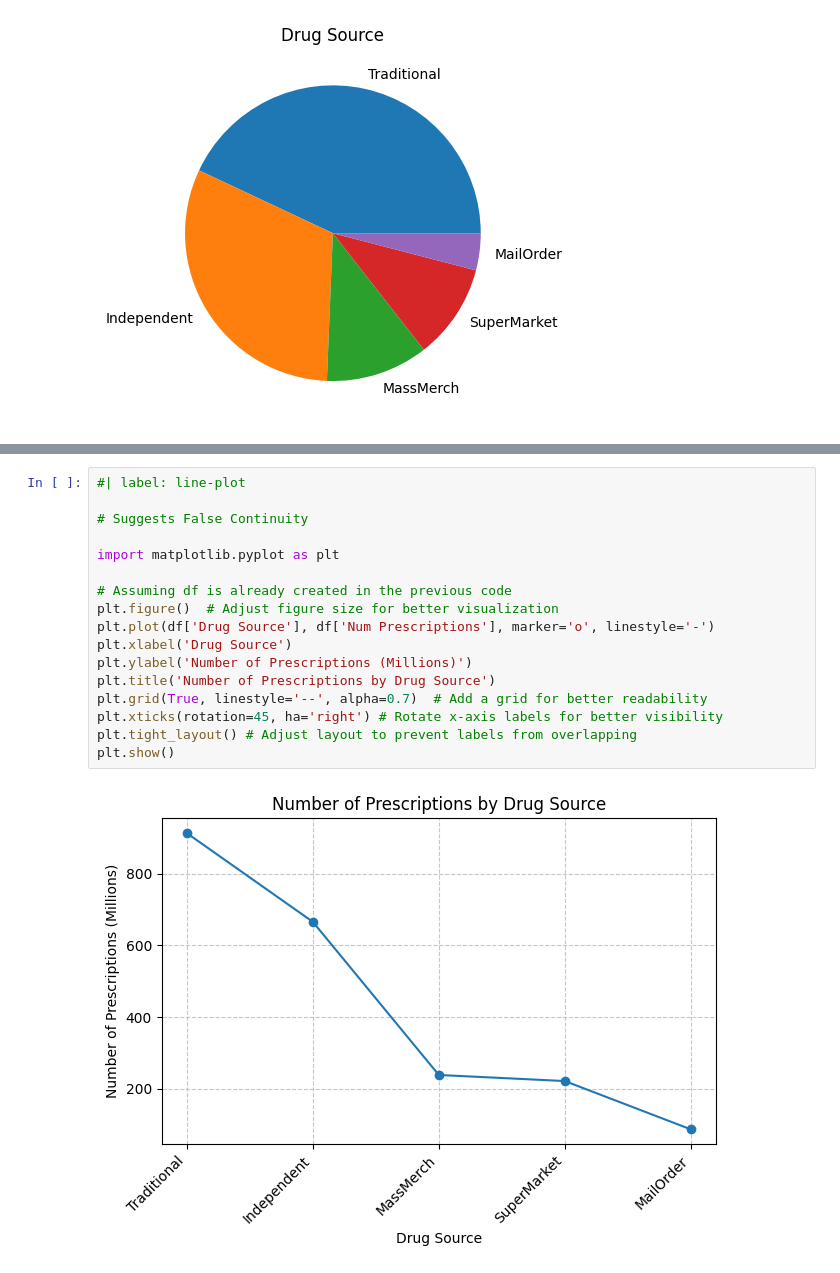
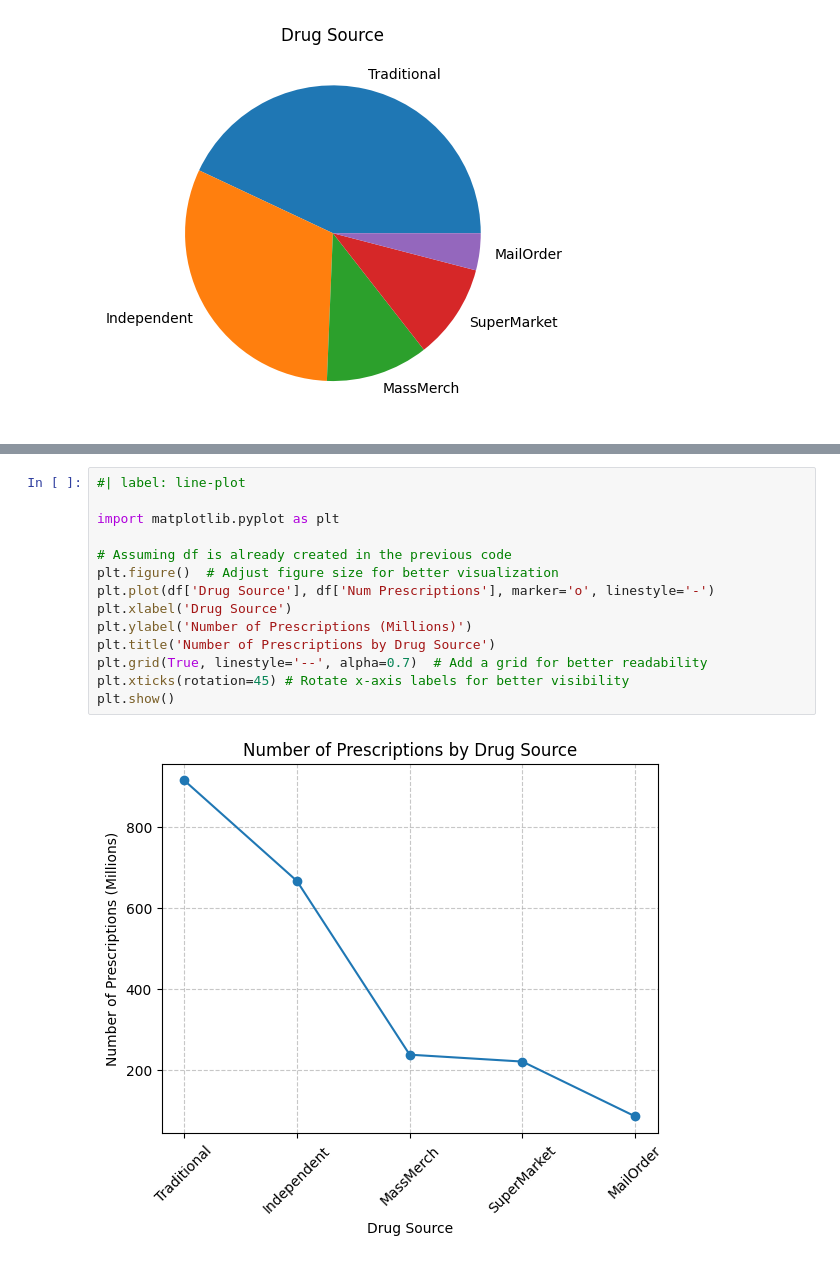
Before and after one commit to allegheny-college-cmpsc-105-spring-2025/site, a Jupyter notebook: code/data_display.ipynb, the cells around one changed output, grey strips where cells are left out. Saved outputs shown, nothing was run; the diff lists cells and outputs as text.

```diff
--- a/code/data_display.ipynb
+++ b/code/data_display.ipynb
@@ -84,22 +112,19 @@ plt.show()
 [figure]
 # %%
 #| label: line-plot
-
-# Suggests False Continuity
 
 import matplotlib.pyplot as plt
 
 # Assuming df is already created in the previous code
 plt.figure()  # Adjust figure size for better visualization
 plt.plot(df['Drug Source'], df['Num Prescriptions'], marker='o', linestyle='-')
 plt.xlabel('Drug Source')
 plt.ylabel('Number of Prescriptions (Millions)')
 plt.title('Number of Prescriptions by Drug Source')
 plt.grid(True, linestyle='--', alpha=0.7)  # Add a grid for better readability
-plt.xticks(rotation=45, ha='right') # Rotate x-axis labels for better visibility
-plt.tight_layout() # Adjust layout to prevent labels from overlapping
+plt.xticks(rotation=45) # Rotate x-axis labels for better visibility
 plt.show()
 # %% [output]
-[figure, old version]
+[figure, new version]
 # %%
 #| label: box
```
Also changed, not shown: parts of 10 cells of this notebook, 11 other files.
